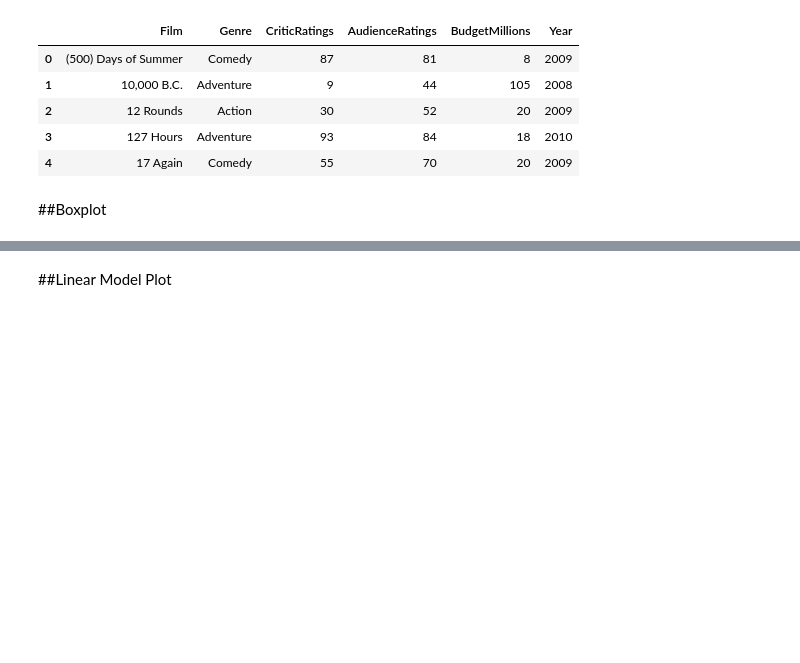
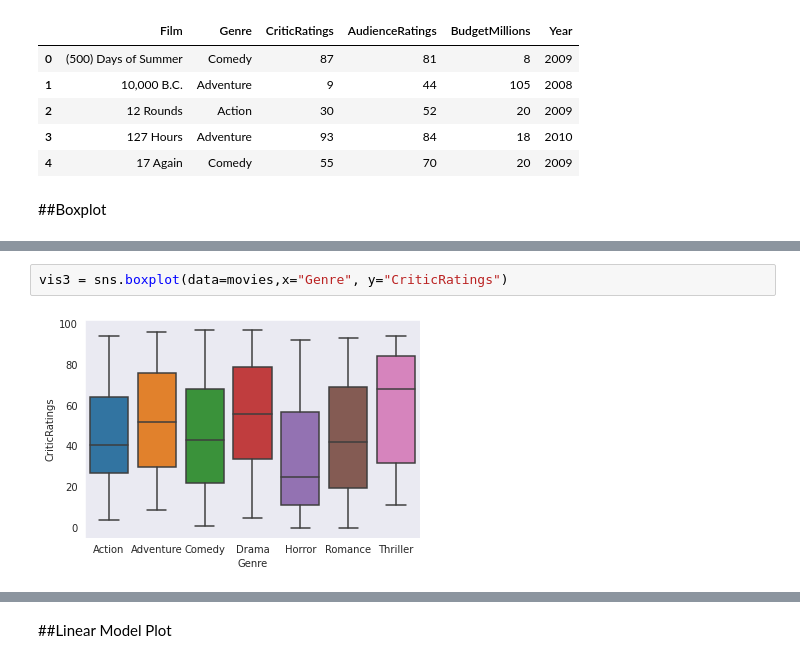
Before and after one commit to Leandro-Oak/PYTHON, a Jupyter notebook: Visualization_Udemy.ipynb, the cells around one changed output, grey strips where cells are left out. Saved outputs shown, nothing was run; the diff lists cells and outputs as text; blank space fills up the shorter version.

```diff
--- a/Visualization_Udemy.ipynb
+++ b/Visualization_Udemy.ipynb
@@ -240,0 +244,4 @@ vis3 = sns.boxplot(data=data,x='IncomeGroup', y='BirthRate')
+# %%
+vis3 = sns.boxplot(data=movies,x="Genre", y="CriticRatings")
+# %% [output]
+[figure, added]
```
Also changed, not shown: parts of 22 cells of this notebook.
